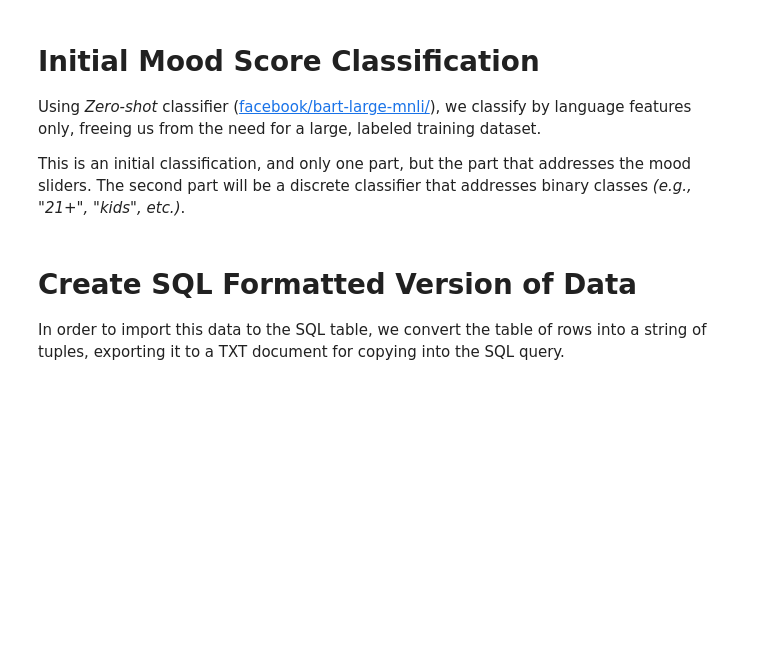
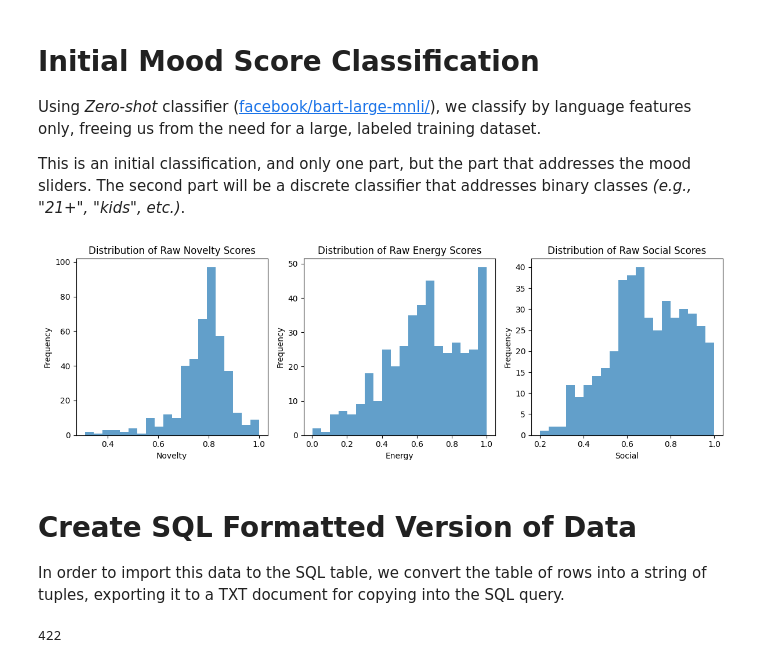
Before and after one commit to mathewsonb/vivida_app, a Jupyter notebook: dev/sandbox.ipynb, the cells around one changed output. Saved outputs shown, nothing was run; the diff lists cells and outputs as text; code cells hidden in the pictures; blank space fills up the shorter version.

```diff
--- a/dev/sandbox.ipynb
+++ b/dev/sandbox.ipynb
@@ -955,7 +990,7 @@ link = "https://www.mcmenamins.com/elks-temple/spanish-ballroom"
 soup = fetch_rendered_html(link, wait_for_selector="#full_calendar")
 
 # subset the soup for only the sections of interest
-target_section = soup.find("div", id="full_calendar_wrapper")
+target_section = soup.find("div", id="full_calendar")
 
 # strip out unnecessary scripts and styles
 for script in target_section(["script", "style"]):
@@ -996,7 +1031,7 @@ for event in event_items:
 
     # batch extract primary details
     try:
-        event_dict["description"] = None # bypass short description for now, since it is not available in the main event card and is only available on the details page
+        event_dict["description"] = event.find("button", class_="uk-button uk-button-primary uk-button-details").get_text(strip=True)
     except:
         event_dict["description"] = None
 
@@ -2101,8 +2241,9 @@ final = pd.concat([
     jb_df, # 12
     dph_df, # 13
     gh_df, # 14
-    tam_df # 15
-    ]).reset_index(drop=True) #
+    tam_df, # 15
+    tst_df # 16
+    ]).reset_index(drop=True)
 # %%
 # use US census API to get lat/ long from address
 # ================================================
@@ -2154,13 +2295,26 @@ group_cols = [
 ]
 
 # 2. Vectorized schedule builder (Faster & cleaner than apply)
+# def build_schedule_list(group):
+#     schedule = [
+#         {
+#             "start_time": str(row["start_time"]),
+#             "register": row["external_url"]
+#         }
+#         for _, row in group.iterrows()
+#     ]
+#     return json.dumps(schedule)
+
 def build_schedule_list(group):
+    # Drop duplicate date/url pairs within the group
+    deduped = group.drop_duplicates(subset=['start_time', 'external_url'])
+
     schedule = [
         {
             "start_time": str(row["start_time"]),
             "register": row["external_url"]
         }
-        for _, row in group.iterrows()
+        for _, row in deduped.iterrows()
     ]
     return json.dumps(schedule)
 
@@ -2287,3 +2487,5 @@ final_ab = process_event_batch(final_ab)
+# %%
+final_ab_test = final_ab.copy(deep=True)
 # %% [markdown]
 # Initial Mood Score Classification
 
@@ -2305,36 +2507,38 @@ for col in domains:
 import matplotlib.pyplot as plt
 
 # inspect the distribution of the raw mood scores
-raw_novelty = final_ab["novelty"].tolist()
-raw_energy = final_ab["energy"].tolist()
-raw_social = final_ab["social"].tolist()
+raw_novelty = final_ab_test["novelty"].tolist()
+raw_energy = final_ab_test["energy"].tolist()
+raw_social = final_ab_test["social"].tolist()
 
 # define parameters for binning and plotting
 bins = 20
 alpha = 0.7
 
 # plot the distributions of the raw mood scores
 plt.figure(figsize=(12, 4))
 plt.subplot(1, 3, 1)
 plt.hist(raw_novelty, bins=bins, alpha=alpha)
 plt.xlabel('Novelty')
 plt.ylabel('Frequency')
 plt.title('Distribution of Raw Novelty Scores')
 
 plt.subplot(1, 3, 2)
 plt.hist(raw_energy, bins=bins, alpha=alpha)
 plt.xlabel('Energy')
 plt.ylabel('Frequency')
 plt.title('Distribution of Raw Energy Scores')
 
 plt.subplot(1, 3, 3)
 plt.hist(raw_social, bins=bins, alpha=alpha)
 plt.xlabel('Social')
 plt.ylabel('Frequency')
 plt.title('Distribution of Raw Social Scores')
 
 plt.tight_layout()
 plt.show()
+# %% [output]
+[figure, added]
 # %%
 # 1. Define character class matching all quotes, apostrophes, newlines, tabs, and backslashes
 pattern = r"['\"’‘“”\n\r\t\\]"
@@ -2371,7 +2582,10 @@ f"""(
 '{final_ab.loc[i, "age_restriction"]}',
 '{final_ab.loc[i, "indoor_outdoor"]}',
 '{final_ab.loc[i, "external_url"]}',
-'{final_ab.loc[i, "image_url"]}'
+'{final_ab.loc[i, "image_url"]}',
+'{final_ab.loc[i, "genre"]}',
+'{final_ab.loc[i, "ticket_link"]}',
+'{final_ab.loc[i, "category"]}'
 ),
 """
 print(i)
@@ -2402,6 +2616,9 @@ CREATE TABLE events (
   indoor_outdoor TEXT,
   external_url TEXT,
   image_url TEXT,
+  genre TEXT,
+  ticket_link TEXT,
+  category TEXT,
   created_at TIMESTAMPTZ DEFAULT NOW()
 );
 
@@ -2415,7 +2632,7 @@ USING (true);
 
 GRANT SELECT ON TABLE events TO anon, authenticated;
 
--- 4. SEED 10 DIVERSE DEMO EVENTS
+-- 4. ADD EVENTS
 INSERT INTO events (
   title,
   venue_name,
@@ -2431,10 +2648,15 @@ INSERT INTO events (
   age_restriction,
   indoor_outdoor,
   external_url,
-  image_url
+  image_url,
+  genre,
+  ticket_link,
+  category
 ) VALUES\n""" + \
     sql_table[:-2] + \
         ";"
+# %% [output]
+422
 # %%
 # export the formatted table to a text document
 with open("events_data.txt", "w", encoding="utf-8") as file:
```
Also changed, not shown: parts of 18 cells of this notebook, 5 other files.
